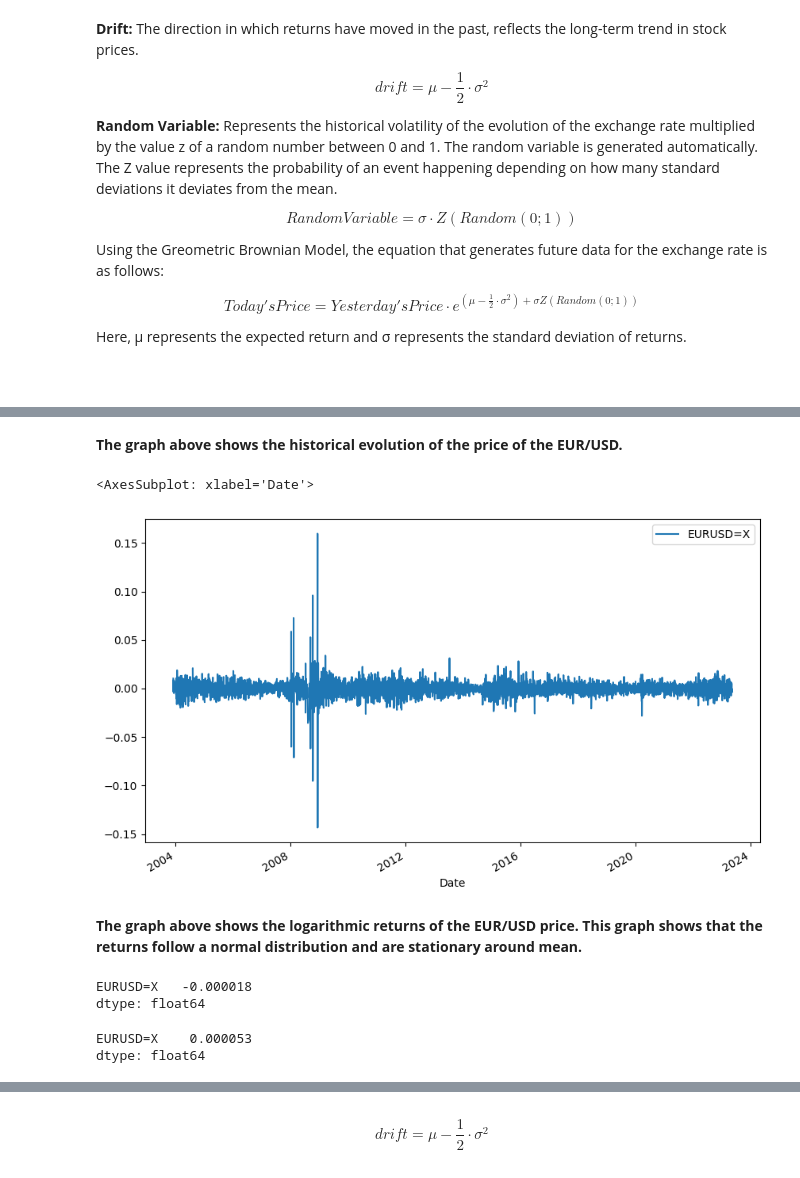
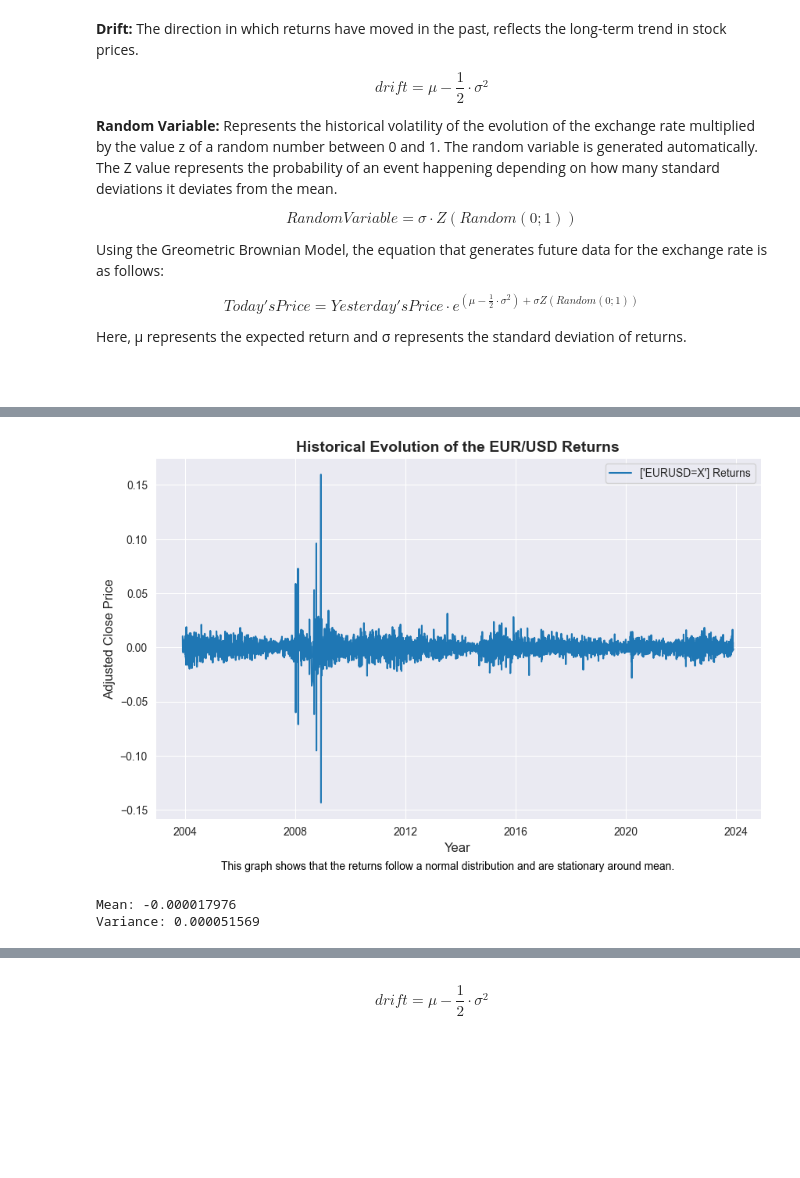
Before and after one commit to AlbertoFuentesArce/BrownianM_monte-carlo_EUR.USD, a Jupyter notebook: Geometric Brownian Motion - Monte Carlo EUR.USD.ipynb, the cells around one changed output, grey strips where cells are left out. Saved outputs shown, nothing was run; the diff lists cells and outputs as text; code cells hidden in the pictures; blank space fills up the shorter version.

```diff
--- a/Geometric Brownian Motion - Monte Carlo EUR.USD.ipynb
+++ b/Geometric Brownian Motion - Monte Carlo EUR.USD.ipynb
@@ -93,21 +102,21 @@ data.plot(figsize=(10, 6));
-# %% [markdown]
-**<font >The graph above shows the historical evolution of the price of the EUR/USD.</font>**
-# %%
-log_returns.plot(figsize = (10, 6))
-# %% [output]
-<AxesSubplot: xlabel='Date'>
-[figure, removed]
-# %% [markdown]
-**<font >The graph above shows the logarithmic returns of the EUR/USD price. This graph shows that the returns follow a normal distribution and are stationary around mean.</font>**
-# %%
-u = log_returns.mean()
-u
-# %% [output]
-EURUSD=X   -0.000018
-dtype: float64
-# %%
-var = log_returns.var()
-var
-# %% [output]
-EURUSD=X    0.000053
-dtype: float64
+# %%
+plt.figure(figsize=(10,6))
+sns.lineplot(log_returns)
+plt.legend([f'{ticker} Returns'])
+plt.title('Historical Evolution of the EUR/USD Returns', fontweight='bold', fontsize=14)
+plt.xlabel('Year', fontsize=12)
+plt.ylabel('Adjusted Close Price', fontsize=12)
+plt.figtext(0.5, 0.02, 'This graph shows that the returns follow a normal distribution and are stationary around mean.', ha='center', va='top', fontsize=10, color='black')
+
+plt.show()
+# %% [output]
+[figure, added]
+# %%
+u = log_returns.mean()
+var = log_returns.var()
+
+print(f'Mean: {u:.9f}')
+print(f'Variance: {var:.9f}')
+# %% [output]
+Mean: -0.000017976
+Variance: 0.000051569
```
Also changed, not shown: parts of 42 cells of this notebook.
